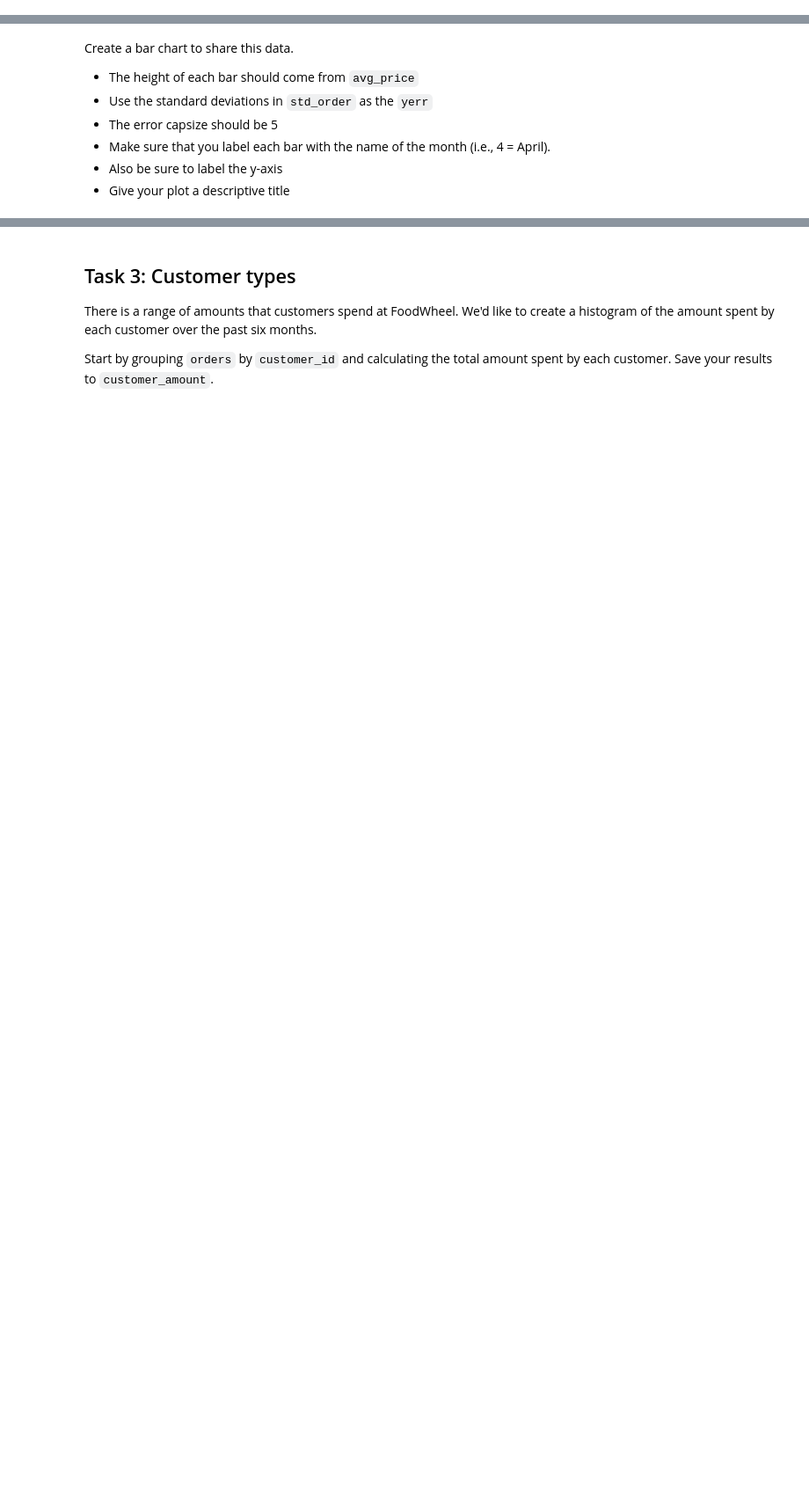
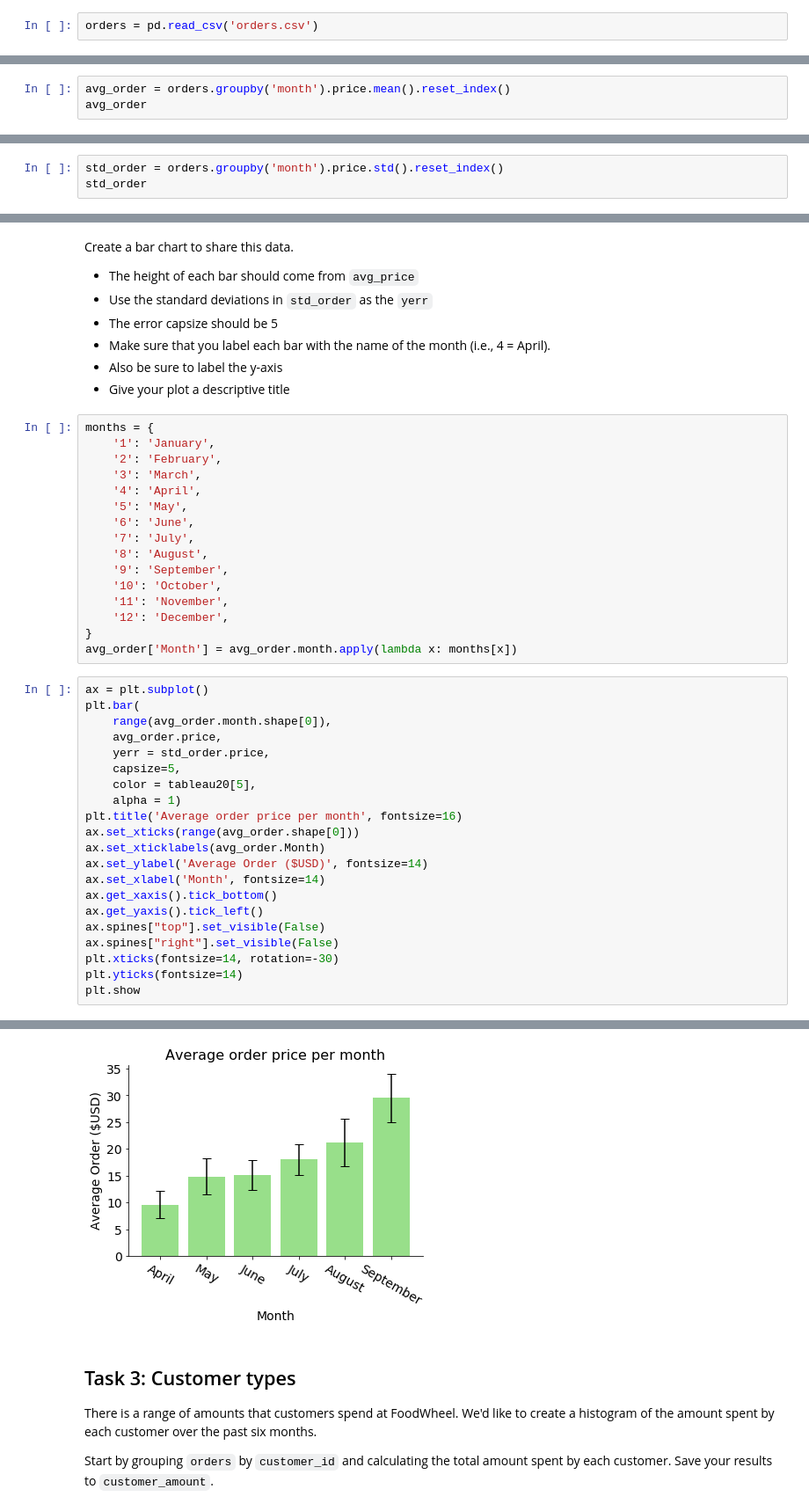
Before and after one commit to kaumaron/Data_Science, a Jupyter notebook: Codecademy_IDA/foodwheel/foodwheel.ipynb, the cells around one changed output, grey strips where cells are left out. Shown at 88% size. Saved outputs shown, nothing was run; the diff lists cells and outputs as text; blank space fills up the shorter version.

```diff
--- a/Codecademy_IDA/foodwheel/foodwheel.ipynb
+++ b/Codecademy_IDA/foodwheel/foodwheel.ipynb
@@ -70,5 +91,7 @@ plt.show()
 FoodWheel is a relatively new start up.  They launched in April, and have grown more popular since them.  Management suspects that the average order size has increased over time.
 
 Start by loading the data from `orders.csv` into the DataFrame `orders`.
+# %%
+orders = pd.read_csv('orders.csv')
 # %% [markdown]
 Examine the first few rows of `orders` using `head`.
@@ -79,2 +121,5 @@ Hint: The function `split` will split a string on a character.  For instance, if
 # %% [markdown]
 Group `orders` by `month` and get the average order amount in each `month`.  Save your answer to `avg_order`.
+# %%
+avg_order = orders.groupby('month').price.mean().reset_index()
+avg_order
@@ -81,2 +134,5 @@ Group `orders` by `month` and get the average order amount in each `month`.  Sav
 # %% [markdown]
 It looks like the average order is increasing each month.  Great!  We're eventually going to make a bar chart with this information.  It would be nice if our bar chart had error bars.  Calculate the standard deviation for each month using `std`.  Save this to `std_order`.
+# %%
+std_order = orders.groupby('month').price.std().reset_index()
+std_order
@@ -88,3 +152,41 @@ Create a bar chart to share this data.
 - Make sure that you label each bar with the name of the month (i.e., 4 = April).
 - Also be sure to label the y-axis
 - Give your plot a descriptive title
+# %%
+months = {
+    '1': 'January',
+    '2': 'February',
+    '3': 'March',
+    '4': 'April',
+    '5': 'May',
+    '6': 'June',
+    '7': 'July',
+    '8': 'August',
+    '9': 'September',
+    '10': 'October',
+    '11': 'November',
+    '12': 'December',
+}
+avg_order['Month'] = avg_order.month.apply(lambda x: months[x])
+# %%
+ax = plt.subplot()
+plt.bar(
+    range(avg_order.month.shape[0]),
+    avg_order.price,
+    yerr = std_order.price,
+    capsize=5,
+    color = tableau20[5],
+    alpha = 1)
+plt.title('Average order price per month', fontsize=16)
+ax.set_xticks(range(avg_order.shape[0]))
+ax.set_xticklabels(avg_order.Month)
+ax.set_ylabel('Average Order ($USD)', fontsize=14)
+ax.set_xlabel('Month', fontsize=14)
+ax.get_xaxis().tick_bottom()
+ax.get_yaxis().tick_left()
+ax.spines["top"].set_visible(False)
+ax.spines["right"].set_visible(False)
+plt.xticks(fontsize=14, rotation=-30)
+plt.yticks(fontsize=14)
+plt.show
+# %% [output]
@@ -91,3 +194,4 @@ Create a bar chart to share this data.
+[figure, added]
 # %% [markdown]
 ## Task 3: Customer types
 There is a range of amounts that customers spend at FoodWheel.  We'd like to create a histogram of the amount spent by each customer over the past six months.
```
Also changed, not shown: parts of 11 cells of this notebook.
